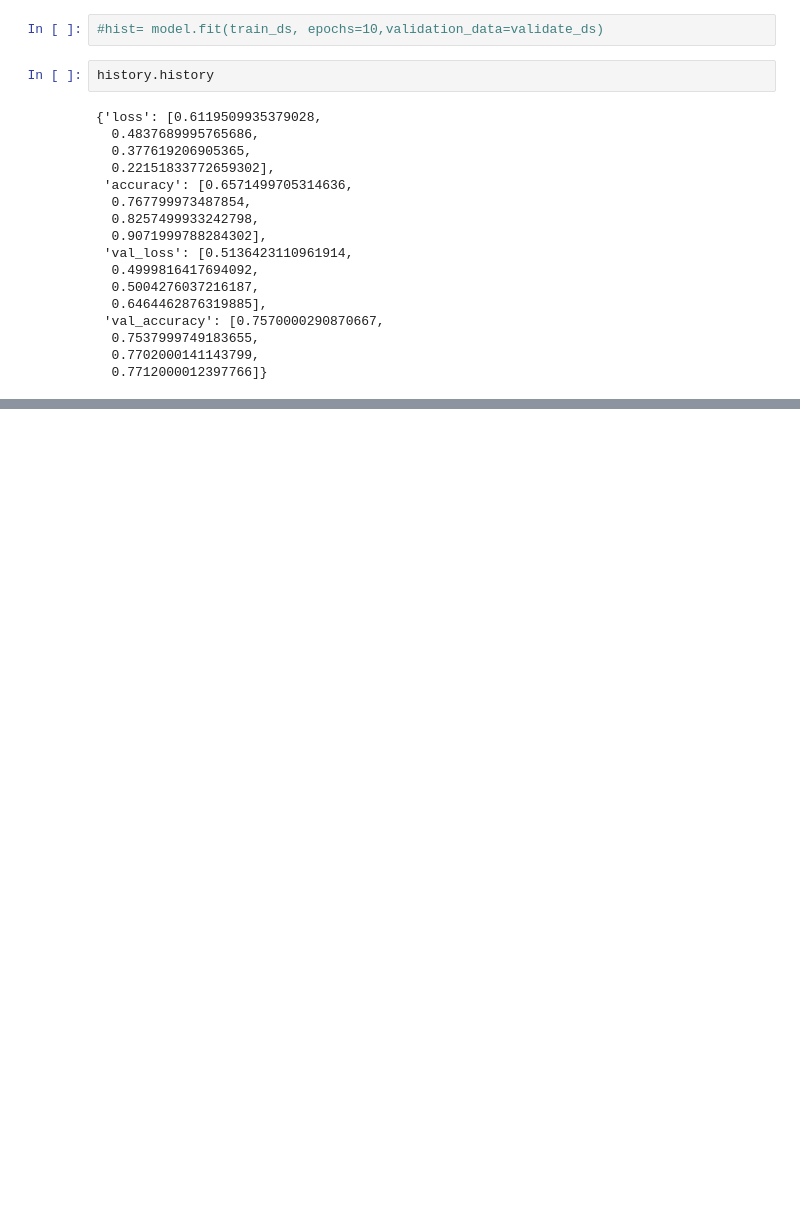
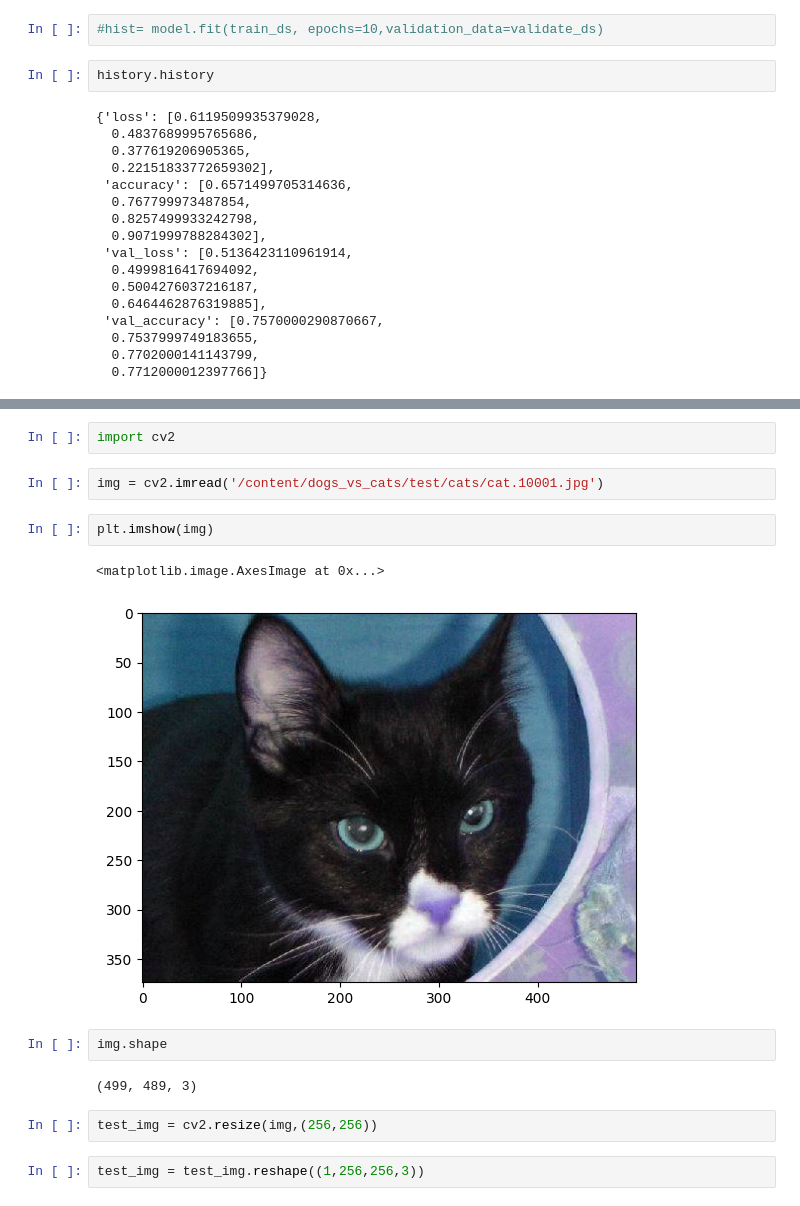
Before and after one commit to chadantomar/ML, a Jupyter notebook: dog_cat_classifier.ipynb, the cells around one changed output, grey strips where cells are left out. Saved outputs shown, nothing was run; the diff lists cells and outputs as text; blank space fills up the shorter version.

```diff
--- a/dog_cat_classifier.ipynb
+++ b/dog_cat_classifier.ipynb
@@ -248,0 +192,17 @@ plt.show()
+# %%
+import cv2
+# %%
+img = cv2.imread('/content/dogs_vs_cats/test/cats/cat.10001.jpg')
+# %%
+plt.imshow(img)
+# %% [output]
+<matplotlib.image.AxesImage at 0x...>
+[figure, added]
+# %%
+img.shape
+# %% [output]
+(499, 489, 3)
+# %%
+test_img = cv2.resize(img,(256,256))
+# %%
+test_img = test_img.reshape((1,256,256,3))
```
Also changed, not shown: parts of 10 cells of this notebook.
